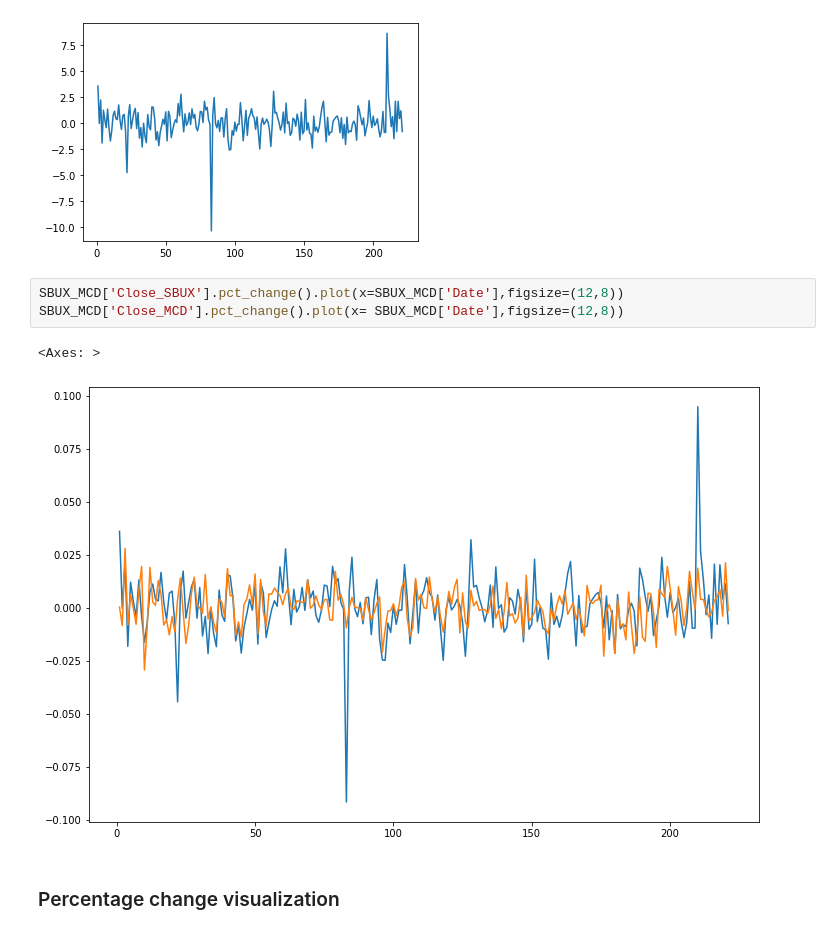
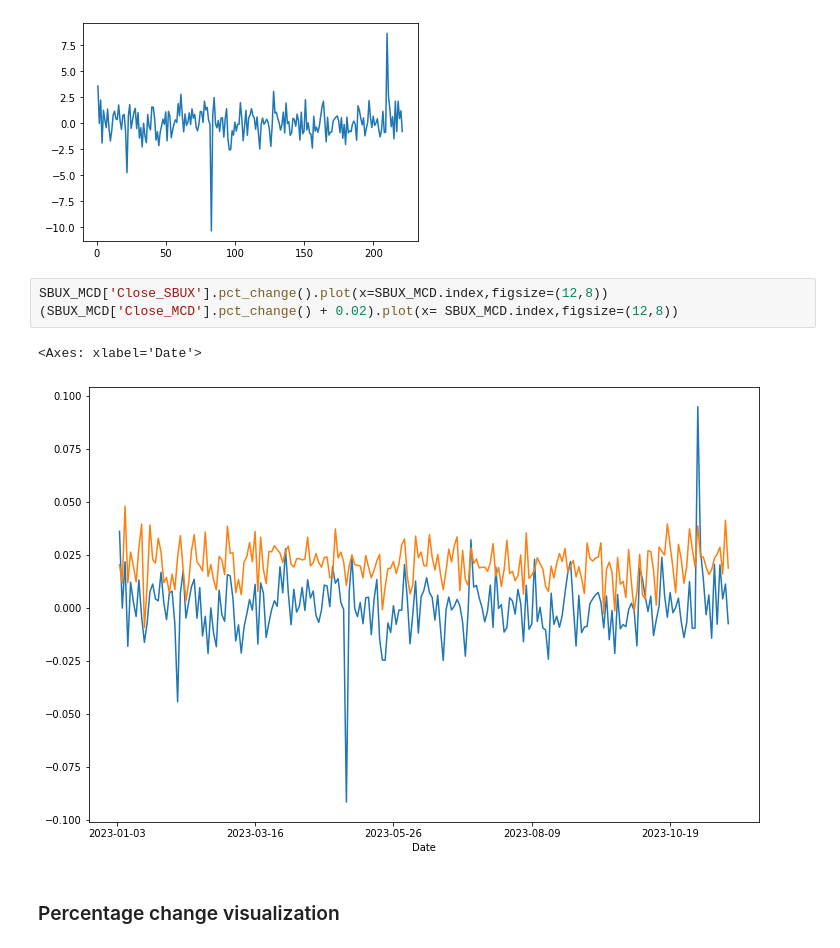
Before and after one commit to BonarSs/Stock-Conflict-Analysis, a Jupyter notebook: test_AnalyzingData.ipynb, the cells around one changed output. Drawn from its saved outputs; the diff is of its cells as text.

```diff
--- a/test_AnalyzingData.ipynb
+++ b/test_AnalyzingData.ipynb
@@ -58,11 +58,11 @@ SBUX_MCD['Close_SBUX'].diff().plot()
 <Axes: >
 [figure]
 # %%
-SBUX_MCD['Close_SBUX'].pct_change().plot(x=SBUX_MCD['Date'],figsize=(12,8))
-SBUX_MCD['Close_MCD'].pct_change().plot(x= SBUX_MCD['Date'],figsize=(12,8))
+SBUX_MCD['Close_SBUX'].pct_change().plot(x=SBUX_MCD.index,figsize=(12,8))
+(SBUX_MCD['Close_MCD'].pct_change() + 0.02).plot(x= SBUX_MCD.index,figsize=(12,8))
 # %% [output]
-<Axes: >
+<Axes: xlabel='Date'>
-[figure, old version]
+[figure, new version]
 # %% [markdown]
 ### Percentage change visualization
 # %%
```
Also changed, not shown: parts of 3 cells of this notebook, 1 other file.
